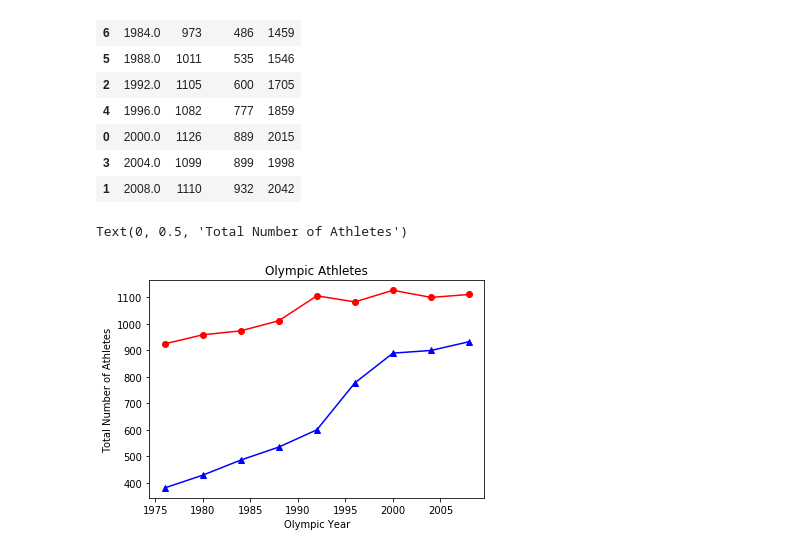
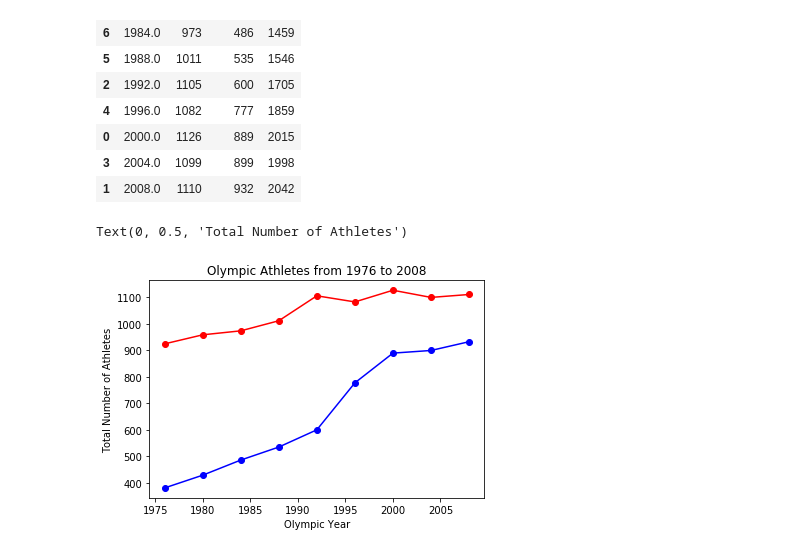
Before and after one commit to tnatoli29/Project-2, a Jupyter notebook: athletes.ipynb, the cells around one changed output. Drawn from its saved outputs; the diff is of its cells as text; code cells hidden in the pictures.

```diff
--- a/athletes.ipynb
+++ b/athletes.ipynb
@@ -240,12 +241,13 @@ summer_xaxis = summer_total
 summer_yaxis = summer_year
 # %%
 # Plot the charts and apply some styling
+# Plot based on Summer Olympic files, all athletes
 summermale, = plt.plot(summer_year, summer_male, marker="o", color="red", label="Male Athletes")
-summerfemale, = plt.plot(summer_year, summer_female, marker="^", color="blue", label="Female Athletes")
+summerfemale, = plt.plot(summer_year, summer_female, marker="o", color="blue", label="Female Athletes")
 
-plt.title("Olympic Athletes")
+plt.title("Olympic Athletes from 1976 to 2008")
 plt.xlabel("Olympic Year")
 plt.ylabel("Total Number of Athletes")
 # %% [output]
 Text(0, 0.5, 'Total Number of Athletes')
-[figure, old version]
+[figure, new version]
```
Also changed, not shown: parts of 2 cells of this notebook, 2 other files.
